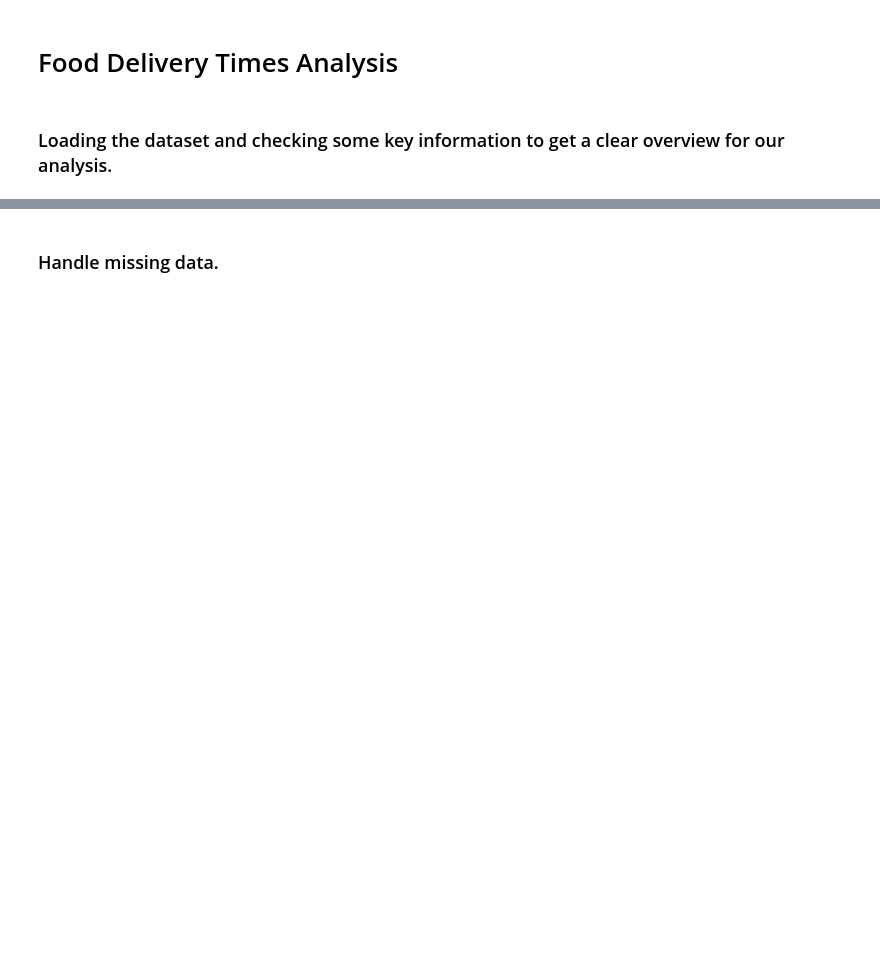
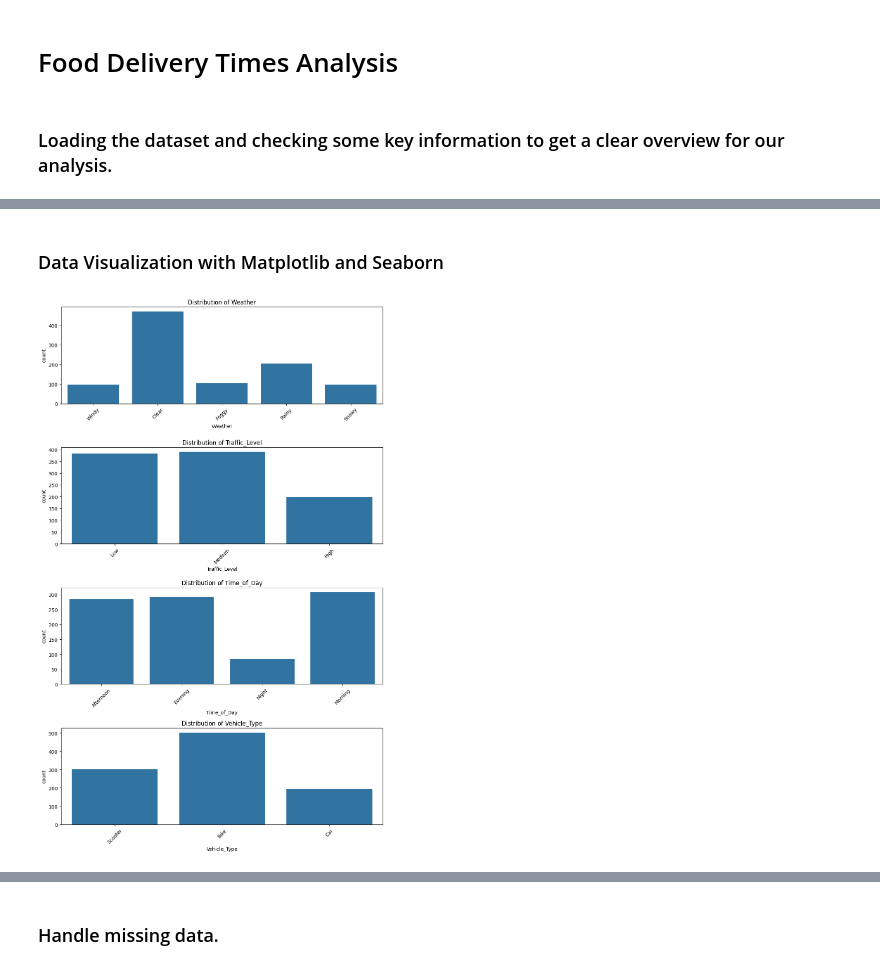
Before and after one commit to PriscillaAlmeida07/food-delivery-time-prediction, a Jupyter notebook: notebooks/ifood_analysis.ipynb, the cells around one changed output, grey strips where cells are left out. Drawn from its saved outputs; the diff is of its cells as text; code cells hidden in the pictures; blank space fills up the shorter version.

```diff
--- a/notebooks/ifood_analysis.ipynb
+++ b/notebooks/ifood_analysis.ipynb
@@ -62,0 +81,5 @@ dtype: int64
+# %%
+numerical_features = df_copy.columns[(df_copy.dtypes == 'int64') | (df_copy.dtypes == 'float64')]
+print(f'Numerical features: {numerical_features}')
+categorical_features = df_copy.columns[df_copy.dtypes == 'object']
+print(f'Categorical features: {categorical_features}')
@@ -62,0 +93,5 @@ dtype: int64
+# %%
+# Analyzing data patterns by grouping each categorical feature
+for i in categorical_features:
+    print(f'\n------------------ {i} ------------------\n')
+    print(df_copy.groupby([i]).size())
@@ -62,0 +116,21 @@ dtype: int64
+# %% [markdown]
+### Data Visualization with Matplotlib and Seaborn
+# %%
+# categorical features
+# Visualizing data with bar plots
+
+n = len(categorical_features)
+
+# O argumento squeeze=False garante que 'ax' seja sempre uma lista, mesmo se n=1
+fig, ax = plt.subplots(n, 1, figsize=(10, 4 * n), squeeze=False)
+
+for i, column in enumerate(categorical_features):
+    # sns.countplot conta os valores e cria as barras automaticamente
+    sns.countplot(data=df_copy, x=column, ax=ax[i][0])
+    ax[i][0].set_title(f'Distribution of {column}')
+    ax[i][0].set_xticklabels(ax[i][0].get_xticklabels(), rotation=45) # Rotaciona os nomes se forem grandes
+
+plt.tight_layout()
+plt.show()
+# %% [output]
+[figure, added]
```
Also changed, not shown: parts of 17 cells of this notebook.
